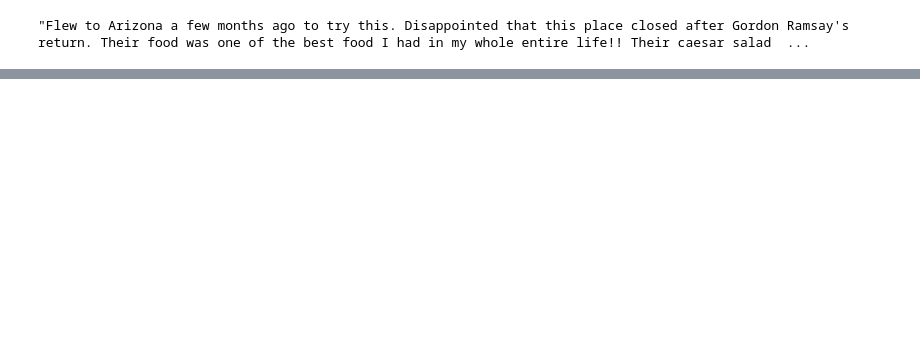
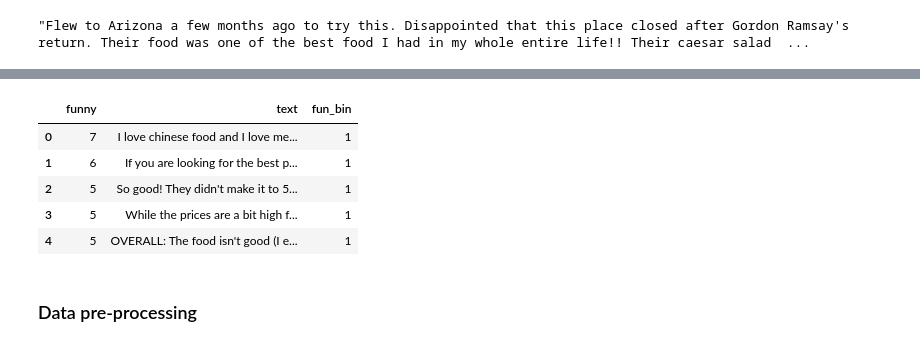
Before and after one commit to masha-vasilenko/funny_reviews_deep_learning_project, a Jupyter notebook: Yelp_Dataset_ EDA.ipynb, the cells around one changed output, grey strips where cells are left out. Cells and saved outputs as stored; diff of their text form; code cells hidden in the pictures; blank space fills up the shorter version.

```diff
--- a/Yelp_Dataset_ EDA.ipynb
+++ b/Yelp_Dataset_ EDA.ipynb
@@ -135,0 +206,14 @@ plt.show();
+# %%
+df_reviews = reviews_final[['funny','text', 'fun_bin']]
+# %%
+pd.set_option('display.max_colwidth', -1)
+df_reviews.head()
+# %% [output]
+|  | funny | text | fun_bin |
+| 0 | 7 | I love chinese food and I love me... | 1 |
+| 1 | 6 | If you are looking for the best p... | 1 |
+| 2 | 5 | So good! They didn't make it to 5... | 1 |
+| 3 | 5 | While the prices are a bit high f... | 1 |
+| 4 | 5 | OVERALL: The food isn't good (I e... | 1 |
+# %% [markdown]
+### Data pre-processing
```
Also changed, not shown: parts of 59 cells of this notebook.
